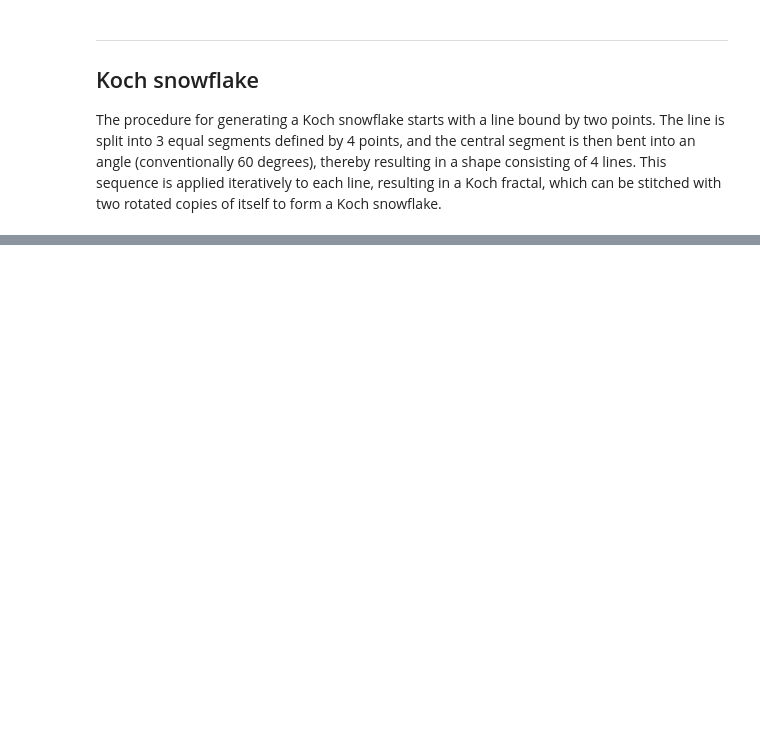
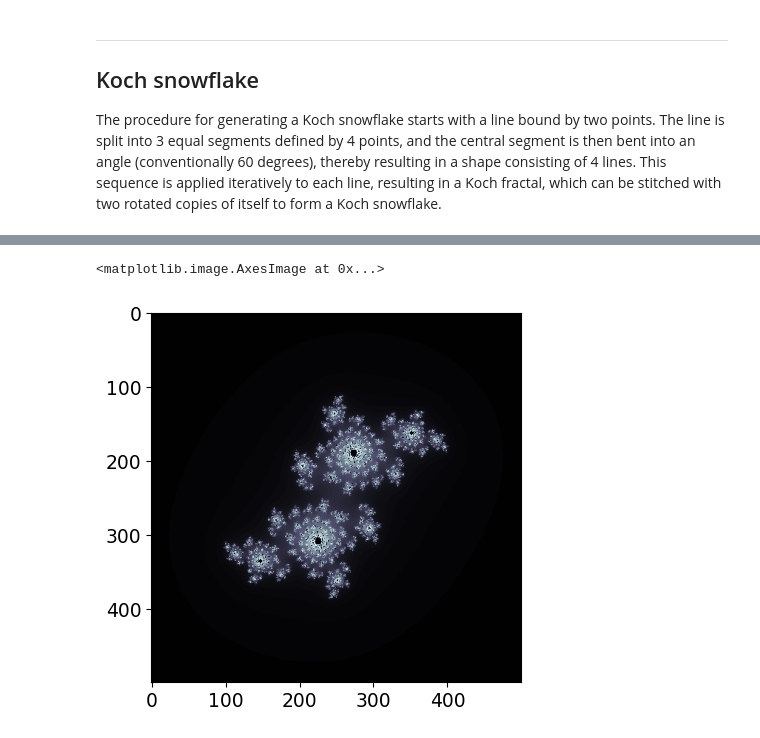
Before and after one commit to aalmusalhi/fractals, a Jupyter notebook: fractals.ipynb, the cells around one changed output, grey strips where cells are left out. Saved outputs shown, nothing was run; the diff lists cells and outputs as text; code cells hidden in the pictures; blank space fills up the shorter version.

```diff
--- a/fractals.ipynb
+++ b/fractals.ipynb
@@ -121,0 +148,14 @@ anim.save('outputs/sierpinski.gif', writer = 'pillow', fps = 30, dpi = 300)
+# %%
+# julia set
+import matplotlib.colors as mplc
+
+c = complex(0, 0.66)
+n_vals = 500
+a_vals = np.linspace(-2, 2, n_vals)
+b_vals = np.linspace(-2, 2, n_vals)
+d = np.array([[complex.iterate(complex(a, b), c, max_iter = 100, threshold = 10) for b in b_vals] for a in tqdm(a_vals, position = 0)])
+
+plt.imshow(d.T, cmap = 'bone')
+# %% [output]
+<matplotlib.image.AxesImage at 0x...>
+[figure, added]
```
Also changed, not shown: parts of 10 cells of this notebook.
